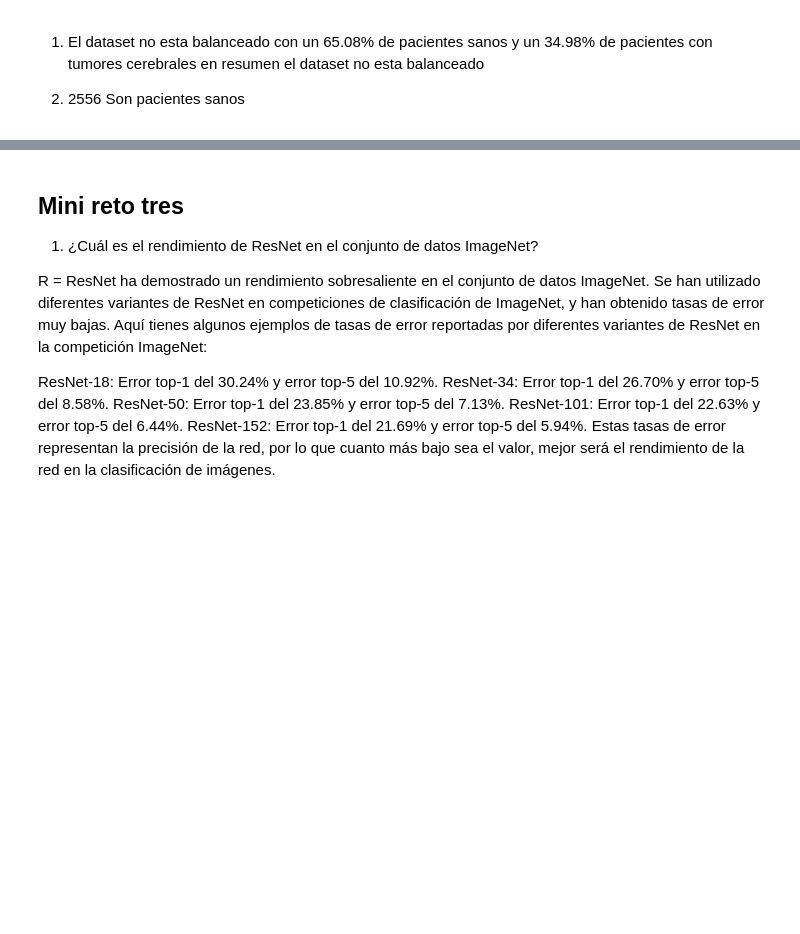
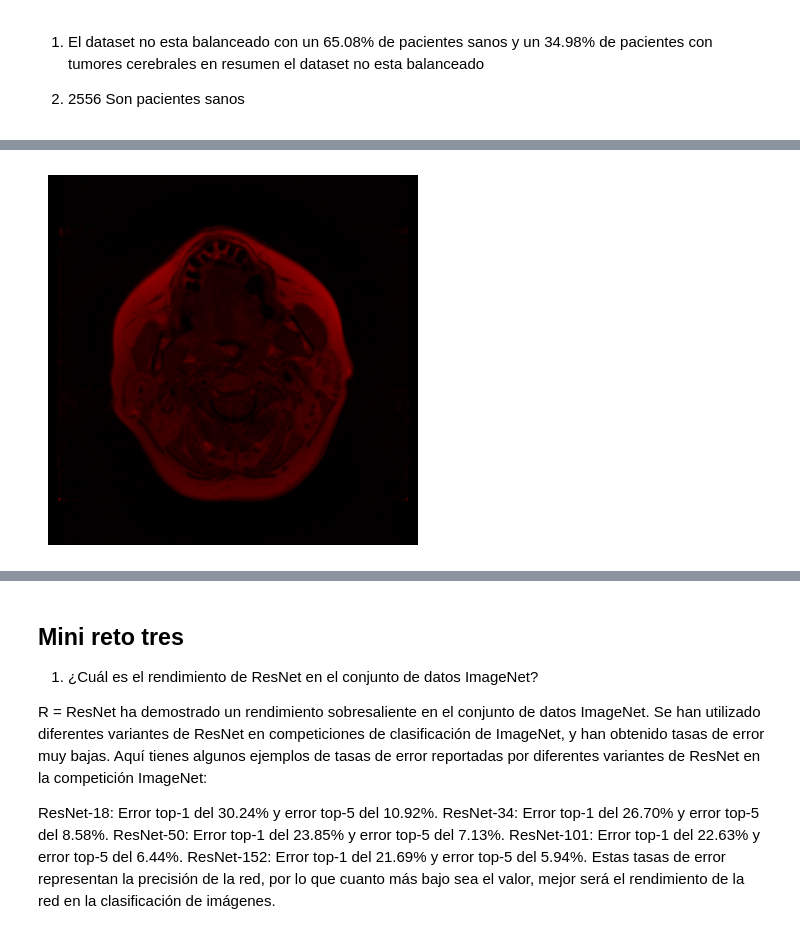
Before and after one commit to BombasTIC-Proyecto-IPIA/Data, a Jupyter notebook: code/eda.ipynb, the cells around one changed output, grey strips where cells are left out. Drawn from its saved outputs; the diff is of its cells as text; code cells hidden in the pictures; blank space fills up the shorter version.

```diff
--- a/code/eda.ipynb
+++ b/code/eda.ipynb
@@ -69,14 +143,15 @@ df['image_path'].head(50)
 # %%
 # Ruta de la imagen
-ruta_imagen = './TCGA_CS_4941_19960909/TCGA_CS_4941_19960909_10_mask.tif'
-
+ruta_imagen = './TCGA_CS_5396_20010302/TCGA_CS_5396_20010302_1.tif'
 # Leer la imagen
 imagen = plt.imread(ruta_imagen)
 
 # Mostrar la imagen
 plt.imshow(imagen)
 plt.axis('off')  # Opcional: quitar los ejes
 plt.show()
+# %% [output]
+[figure, added]
 # %%
 # Ruta de la imagen
 ruta_imagen = './TCGA_CS_4943_20000902/TCGA_CS_4943_20000902_10.tif'
```
Also changed, not shown: parts of 10 cells of this notebook, 1 other file.
